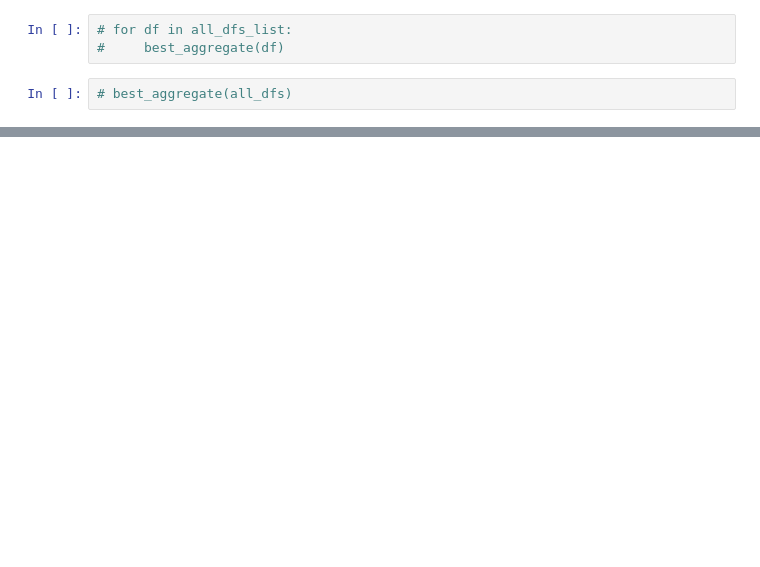
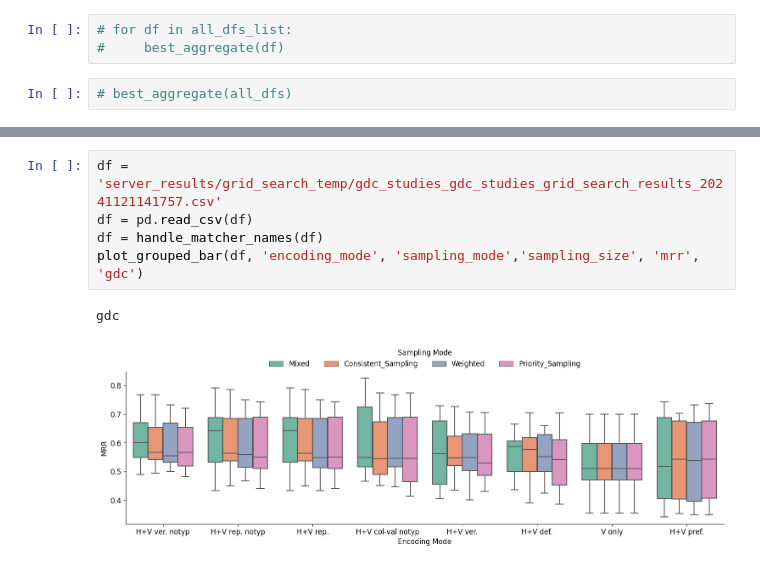
Before and after one commit to kevin-fang-lscm/magneto-matcher, a Jupyter notebook: results_visualization/grid_search_enc_sampmo_sampsize.ipynb, the cells around one changed output, grey strips where cells are left out. Cells and saved outputs as stored; diff of their text form; blank space fills up the shorter version.

```diff
--- a/results_visualization/grid_search_enc_sampmo_sampsize.ipynb
+++ b/results_visualization/grid_search_enc_sampmo_sampsize.ipynb
@@ -222,0 +294,8 @@ All datasets
+# %%
+df = 'server_results/grid_search_temp/gdc_studies_gdc_studies_grid_search_results_20241121141757.csv'
+df = pd.read_csv(df)
+df = handle_matcher_names(df)
+plot_grouped_bar(df, 'encoding_mode', 'sampling_mode','sampling_size', 'mrr', 'gdc')
+# %% [output]
+gdc
+[figure, added]
```
Also changed, not shown: parts of 6 cells of this notebook.
